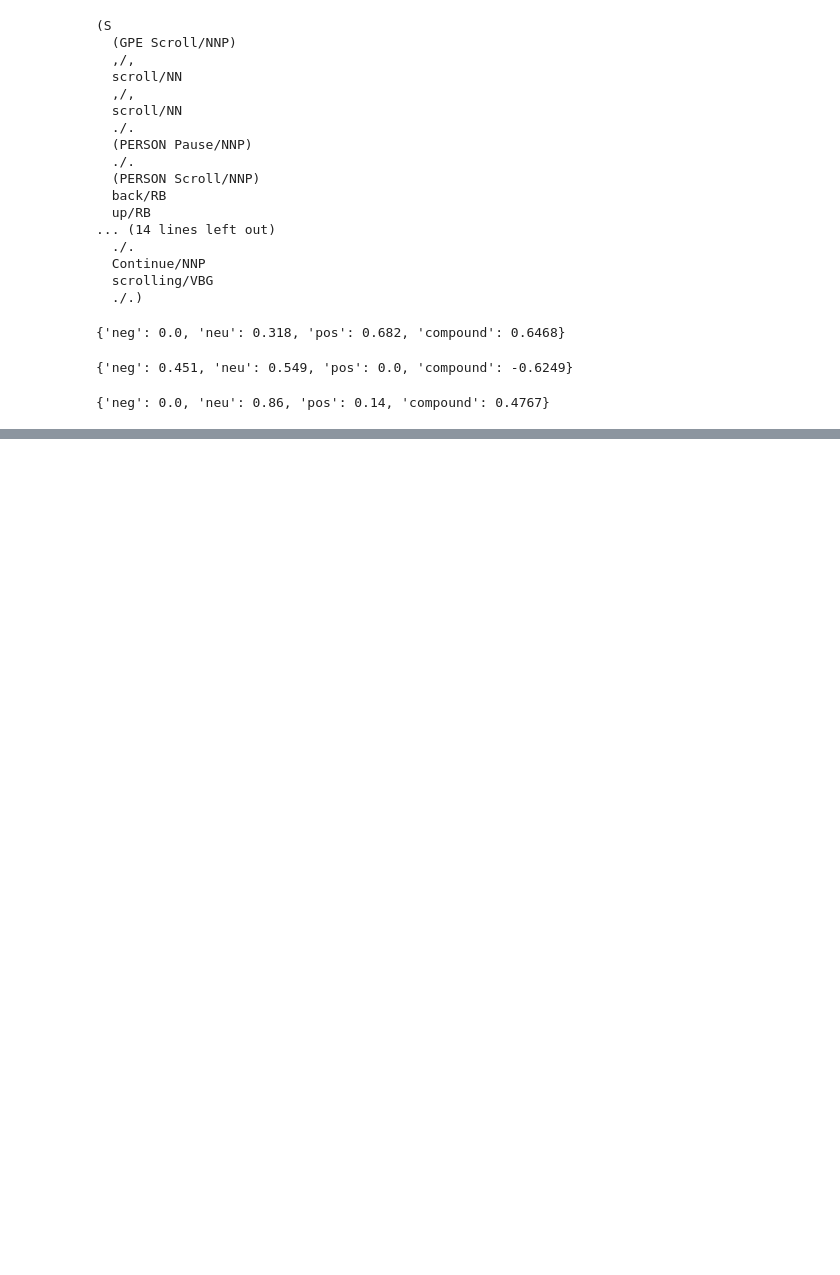
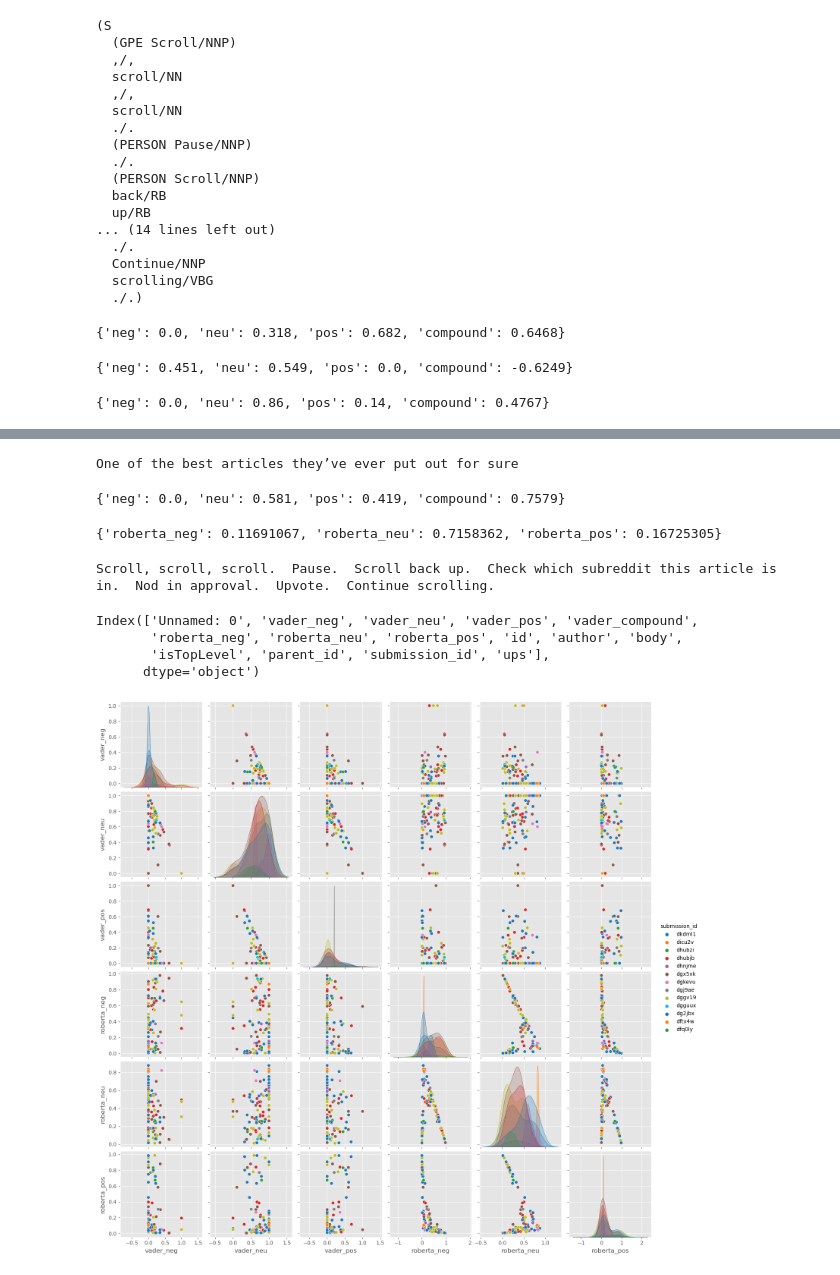
Before and after one commit to guilhermelima21/DS340W_Section003_Group15, a Jupyter notebook: commentData.ipynb, the cells around one changed output, grey strips where cells are left out. Cells and saved outputs as stored; diff of their text form; code cells hidden in the pictures; blank space fills up the shorter version.

Commit message:
modified implementation of parent paper

```diff
--- a/commentData.ipynb
+++ b/commentData.ipynb
@@ -184,0 +188,78 @@ plt.show()
+# %%
+MODEL = f"cardiffnlp/twitter-roberta-base-sentiment"
+tokenizer = AutoTokenizer.from_pretrained(MODEL)
+model = AutoModelForSequenceClassification.from_pretrained(MODEL)
+# %%
+# VADER results on example
+print(example)
+sia.polarity_scores(example)
+# %% [output]
+One of the best articles they’ve ever put out for sure
+{'neg': 0.0, 'neu': 0.581, 'pos': 0.419, 'compound': 0.7579}
+# %%
+# Run for Roberta Model
+encoded_text = tokenizer(example, return_tensors='pt') #takes text and puts it into ones and zeros
+#that the model can understand
+output = model(**encoded_text) #output is a tensor with the results
+scores = output[0][0].detach().numpy() #store values locally with numpy
+scores = softmax(scores)
+scores_dict = {
+    'roberta_neg' : scores[0],
+    'roberta_neu' : scores[1],
+    'roberta_pos' : scores[2]
+}
+print(scores_dict)
+# %% [output]
+{'roberta_neg': 0.11691067, 'roberta_neu': 0.7158362, 'roberta_pos': 0.16725305}
+# %%
+def polarity_scores_roberta(example):
+    encoded_text = tokenizer(example, return_tensors='pt')
+    output = model(**encoded_text)
+    scores = output[0][0].detach().numpy()
+    scores = softmax(scores)
+    scores_dict = {
+        'roberta_neg' : scores[0],
+        'roberta_neu' : scores[1],
+        'roberta_pos' : scores[2]
+    }
+    return scores_dict
+# %%
+res = {}
+for i, row in tqdm(df.iterrows(), total=len(df)):
+    try:
+        text = row['body']
+        myid = row['Unnamed: 0']
+        vader_result = sia.polarity_scores(text)
+        vader_result_rename = {}
+        for key, value in vader_result.items():
+            vader_result_rename[f"vader_{key}"] = value
+        roberta_result = polarity_scores_roberta(text)
+        both = {**vader_result_rename, **roberta_result}
+        res[myid] = both
+    except RuntimeError:
+        print(f'Broke for id {myid}')
+# %%
+print(df['body'][0])
+#Not sure why it broke for this example.
+# %% [output]
+Scroll, scroll, scroll.  Pause.  Scroll back up.  Check which subreddit this article is in.  Nod in approval.  Upvote.  Continue scrolling.
+# %%
+results_df = pd.DataFrame(res).T
+results_df = results_df.reset_index().rename(columns={'index': 'Unnamed: 0'})
+results_df = results_df.merge(df, how='left')
+# %%
+results_df.columns
+# %% [output]
+Index(['Unnamed: 0', 'vader_neg', 'vader_neu', 'vader_pos', 'vader_compound',
+       'roberta_neg', 'roberta_neu', 'roberta_pos', 'id', 'author', 'body',
+       'isTopLevel', 'parent_id', 'submission_id', 'ups'],
+      dtype='object')
+# %%
+sns.pairplot(data=results_df,
+             vars=['vader_neg', 'vader_neu', 'vader_pos',
+                  'roberta_neg', 'roberta_neu', 'roberta_pos'],
+            hue='submission_id',
+            palette='tab10')
+plt.show()
+# %% [output]
+[figure, added]
```
Also changed, not shown: parts of 7 cells of this notebook.
